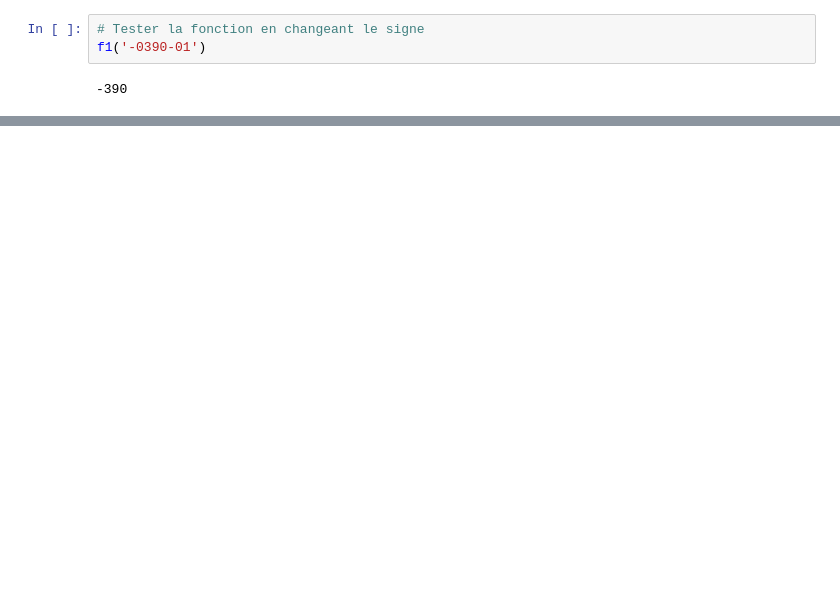
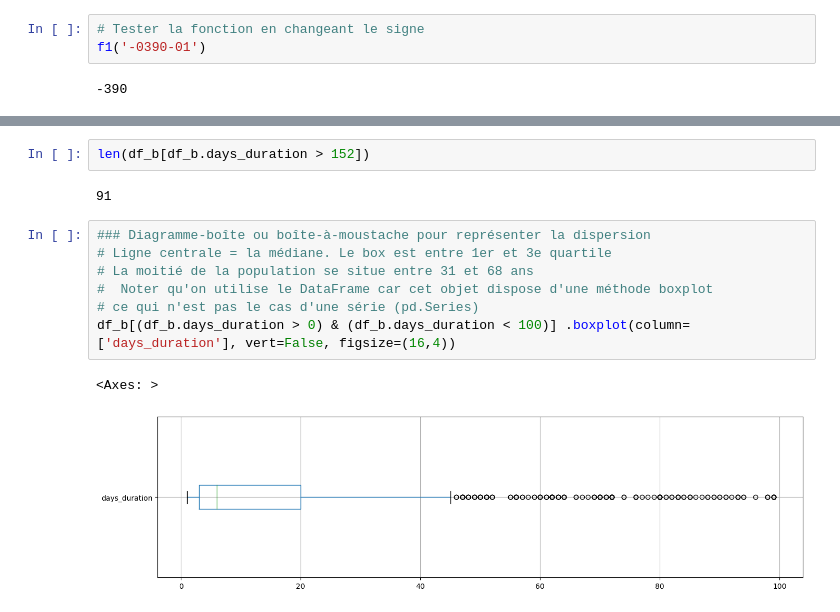
Before and after one commit to Sciences-historiques-numeriques/histoire_numerique_methodes, a Jupyter notebook: visualisation_exploration/wikidata_batailles.ipynb, the cells around one changed output, grey strips where cells are left out. Saved outputs shown, nothing was run; the diff lists cells and outputs as text; blank space fills up the shorter version.

```diff
--- a/visualisation_exploration/wikidata_batailles.ipynb
+++ b/visualisation_exploration/wikidata_batailles.ipynb
@@ -176,0 +272,14 @@ days
+# %%
+len(df_b[df_b.days_duration > 152])
+# %% [output]
+91
+# %%
+### Diagramme-boîte ou boîte-à-moustache pour représenter la dispersion
+# Ligne centrale = la médiane. Le box est entre 1er et 3e quartile
+# La moitié de la population se situe entre 31 et 68 ans
+#  Noter qu'on utilise le DataFrame car cet objet dispose d'une méthode boxplot
+# ce qui n'est pas le cas d'une série (pd.Series)
+df_b[(df_b.days_duration > 0) & (df_b.days_duration < 100)] .boxplot(column=['days_duration'], vert=False, figsize=(16,4))
+# %% [output]
+<Axes: >
+[figure, added]
```
Also changed, not shown: parts of 31 cells of this notebook.
